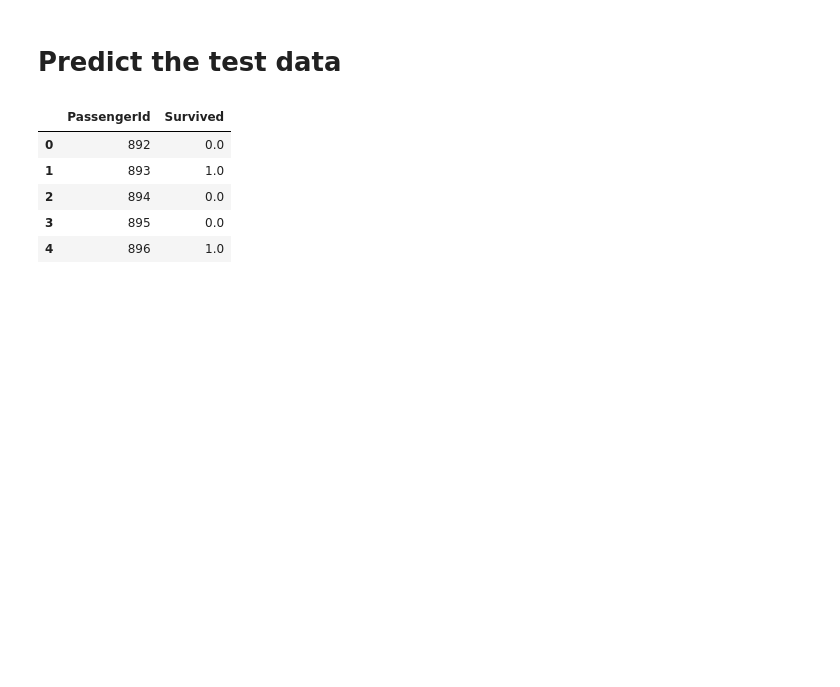
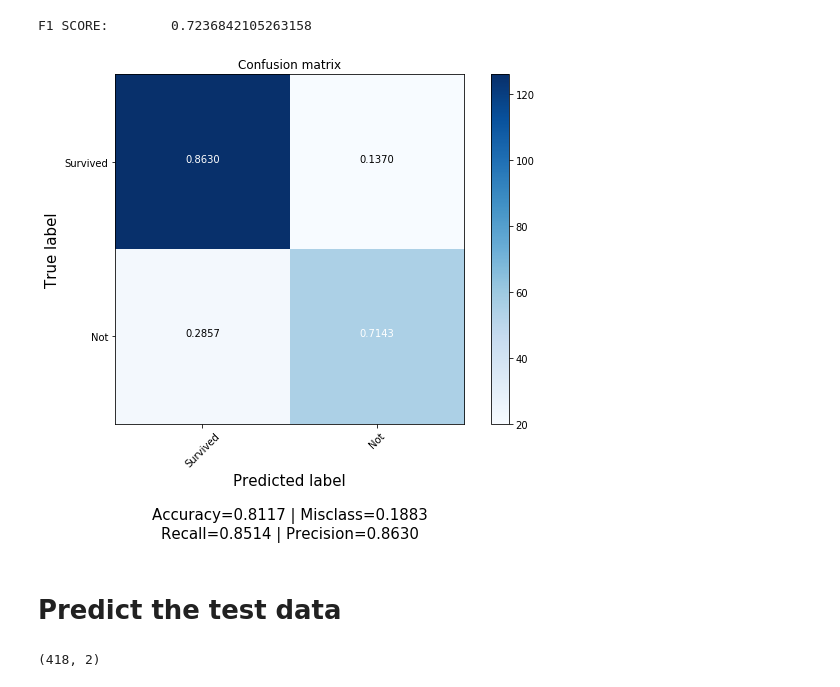
Before and after one commit to csun-data-science-bootcamp-19/Team1, a Jupyter notebook: 2 Model testing.ipynb, the cells around one changed output. Saved outputs shown, nothing was run; the diff lists cells and outputs as text; code cells hidden in the pictures; blank space fills up the shorter version.

```diff
--- a/2 Model testing.ipynb
+++ b/2 Model testing.ipynb
@@ -211,15 +153,16 @@ F1 SCORE:        0.7607361963190185
+# %%
+print('F1 SCORE:\t', f1score)
+plot_confusion_matrix(cm, target_names=['Survived', 'Not'], normalize=True)
+# %% [output]
+F1 SCORE:        0.7236842105263158
+[figure, added]
 # %% [markdown]
 # Predict the test data
 # %%
 Yt = best_model.predict(Xt)
 # %%
-output = pd.concat([rawtest['PassengerId'], pd.Series(Yt)], axis=1)
+output = pd.concat([Xt['PassengerId'], pd.Series(Yt)], axis=1)
 output.columns=['PassengerId', 'Survived']
-output.head()
+output.shape
 # %% [output]
-|  | PassengerId | Survived |
-| 0 | 892 | 0.0 |
-| 1 | 893 | 1.0 |
-| 2 | 894 | 0.0 |
-| 3 | 895 | 0.0 |
-| 4 | 896 | 1.0 |
+(418, 2)
```
Also changed, not shown: parts of 19 cells of this notebook, 4 other files.
